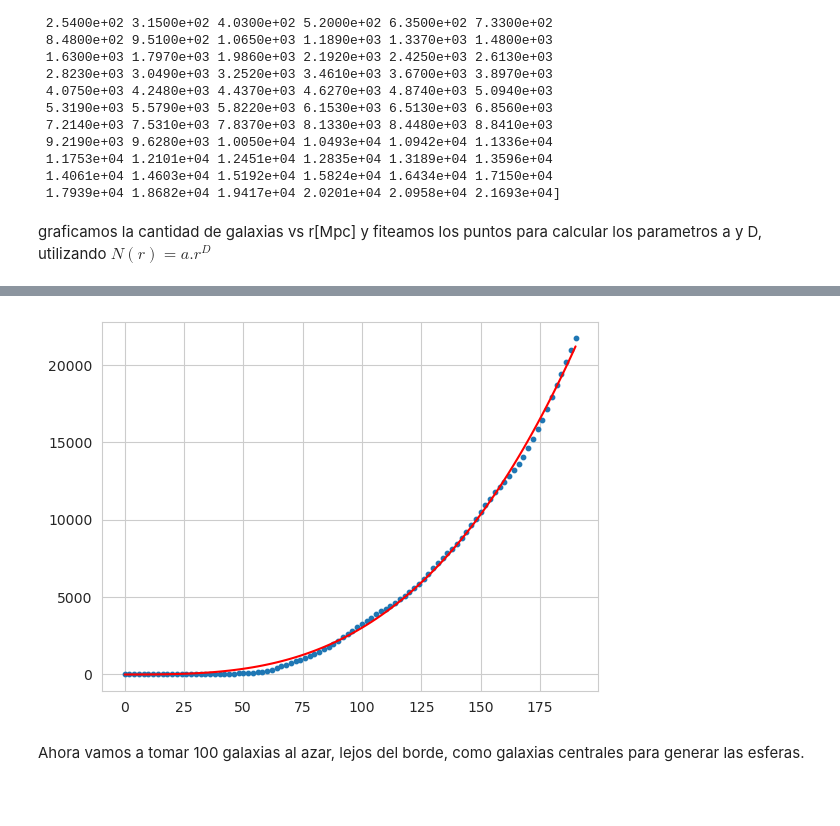
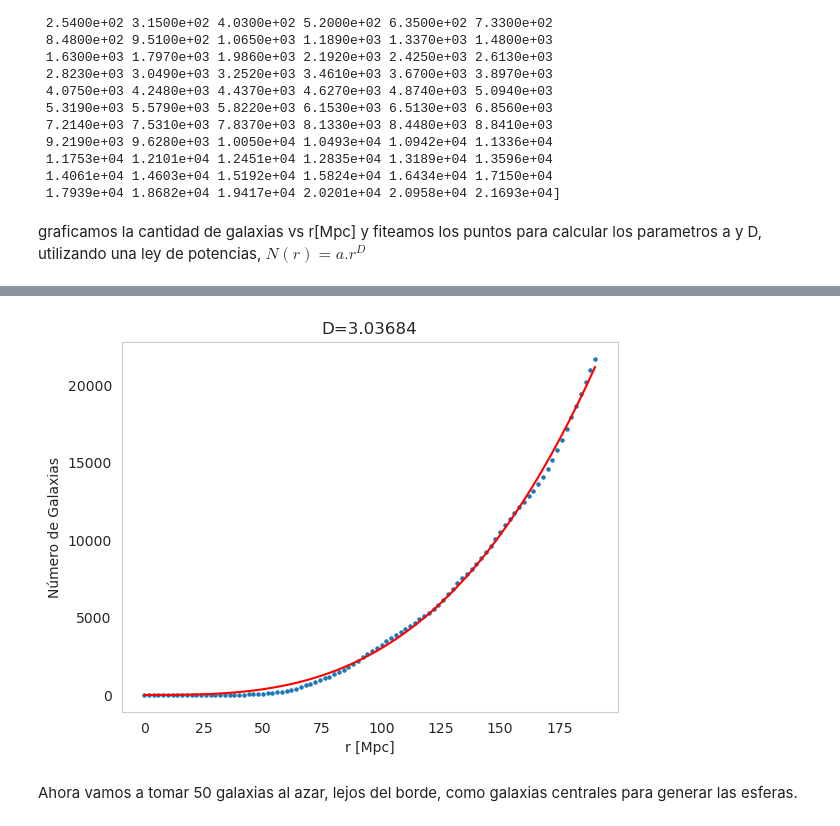
Before and after one commit to pickles98/proyecto-HCC, a Jupyter notebook: CodigoHCC.ipynb, the cells around one changed output, grey strips where cells are left out. Drawn from its saved outputs; the diff is of its cells as text; code cells hidden in the pictures; blank space fills up the shorter version.

```diff
--- a/CodigoHCC.ipynb
+++ b/CodigoHCC.ipynb
@@ -15,7 +15,7 @@ sns.set_style('whitegrid')
 
 %matplotlib inline
 
-data=pd.read_csv(r'/home/pickles/Documentos/Universidad/Materias/HCC/proyecto_final/proyecto-HCC/asu1.tsv', sep='|')
+data=pd.read_csv(r'/home/anakin/Documents/HCC/proyecto-HCC/asu1.tsv', sep='|')
 # %%
 data.head(150000)
 # %% [output]
@@ -150,7 +152,7 @@ print(c)
  1.4061e+04 1.4603e+04 1.5192e+04 1.5824e+04 1.6434e+04 1.7150e+04
  1.7939e+04 1.8682e+04 1.9417e+04 2.0201e+04 2.0958e+04 2.1693e+04]
 # %% [markdown]
-graficamos la cantidad de galaxias vs r[Mpc] y fiteamos los puntos para calcular los parametros a y D, utilizando $N(r)=a.r^D$
+graficamos la cantidad de galaxias vs r[Mpc] y fiteamos los puntos para calcular los parametros a y D, utilizando una ley de potencias, $N(r)=a.r^D$
 # %%
 fig, ax=plt.subplots(1,1)
 
@@ -160,7 +162,11 @@ def funcion (x,a,b):
 
 res,cov =curve_fit(funcion, rr, c)
 ax.plot(rr, funcion(rr, 2.54586939e-03 ,3.0368),color='red')
-plt.scatter(rr, c, s=10)
+plt.scatter(rr, c, s=5)
+ax.set_title('D=3.03684')
+ax.set_xlabel('r [Mpc]')
+ax.set_ylabel('Número de Galaxias')
+plt.grid()
 print(res)
 print(cov);
 # %% [output]
@@ -170,3 +176,3 @@ print(cov);
-[figure, old version]
+[figure, new version]
 # %% [markdown]
-Ahora vamos a tomar 100 galaxias al azar, lejos del borde, como galaxias centrales para generar las esferas.
+Ahora vamos a tomar 50 galaxias al azar, lejos del borde, como galaxias centrales para generar las esferas.
```
Also changed, not shown: parts of 14 cells of this notebook.
